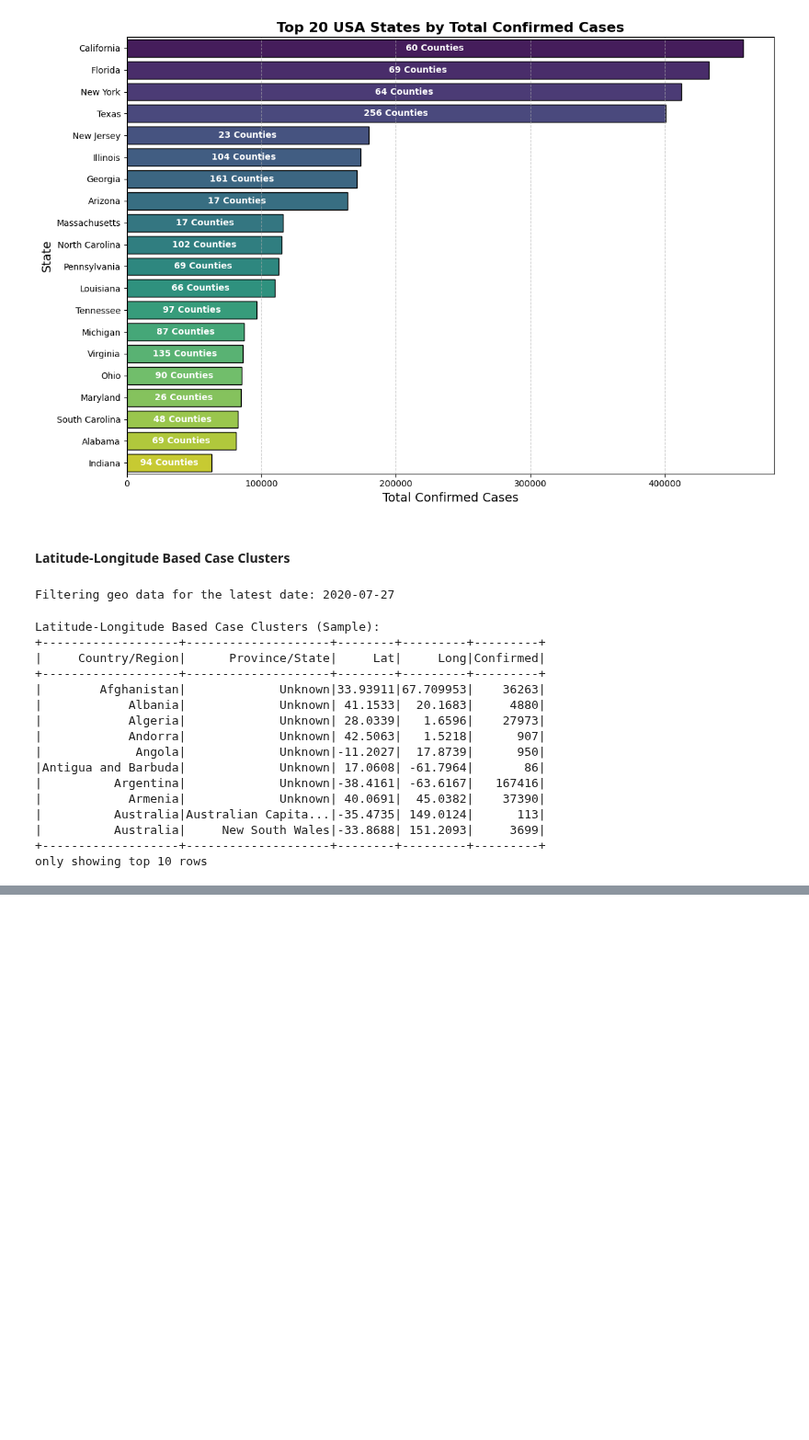
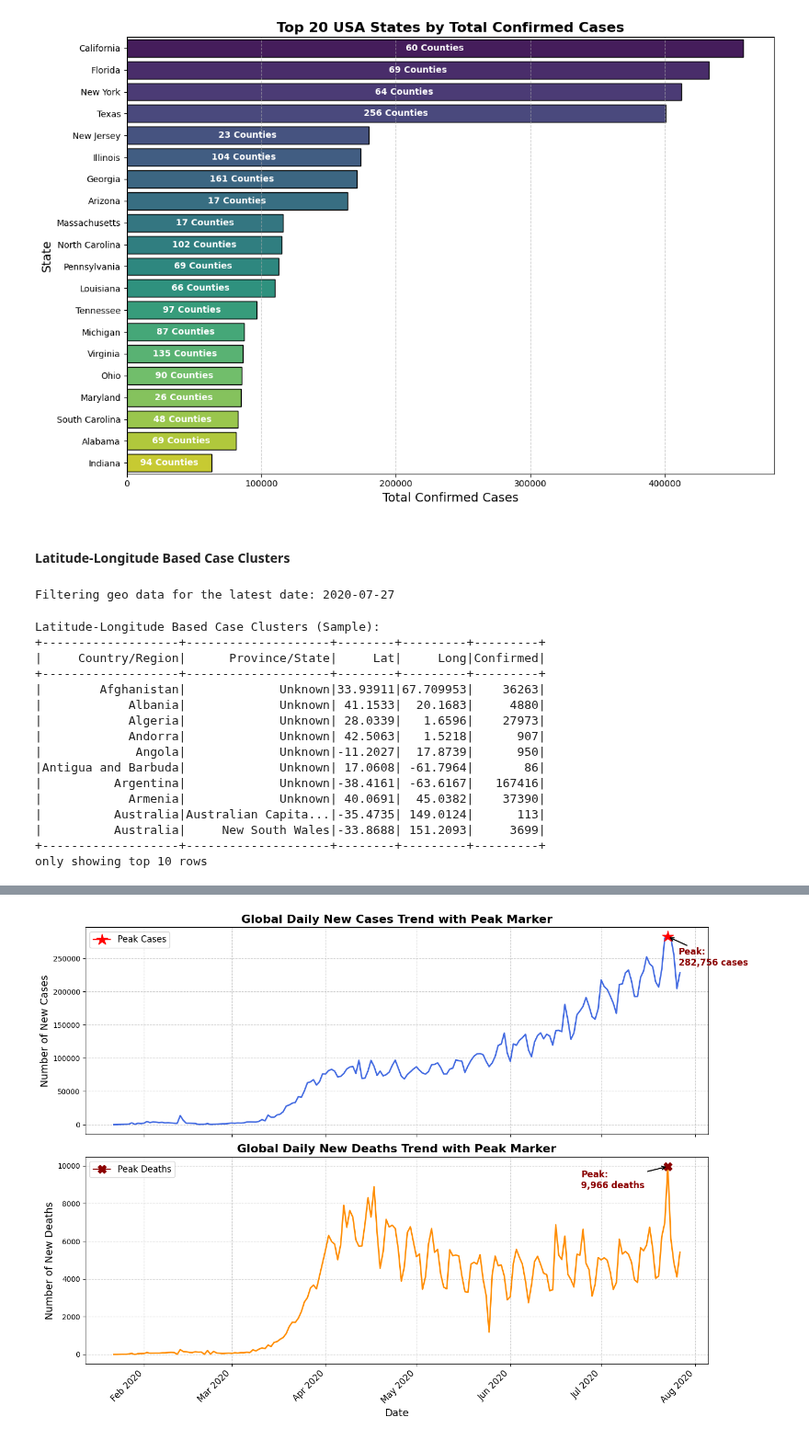
Before and after one commit to amitkr069/DataAnalysisCovid19, a Jupyter notebook: covid_analysis.ipynb, the cells around one changed output, grey strips where cells are left out. Shown at 92% size. Cells and saved outputs as stored; diff of their text form; code cells hidden in the pictures; blank space fills up the shorter version.

```diff
--- a/covid_analysis.ipynb
+++ b/covid_analysis.ipynb
@@ -1194,0 +1377,10 @@ fig.show()
+# %%
+# Finding the date with the MAXIMUM New Cases
+peak_cases_row = df_day_wise.orderBy(col("New cases").desc()).select("Date", "New cases").first()
+peak_cases_date = peak_cases_row["Date"]
+max_new_cases = peak_cases_row["New cases"]
+# %%
+# Finding the date with the MAXIMUM New Deaths
+peak_deaths_row = df_day_wise.orderBy(col("New deaths").desc()).select("Date", "New deaths").first()
+peak_deaths_date = peak_deaths_row["Date"]
+max_new_deaths = peak_deaths_row["New deaths"]
@@ -1194,0 +1396,59 @@ fig.show()
+# %%
+day_wise_pd = df_day_wise.select("Date", "New cases", "New deaths").toPandas()
+# %%
+# Converting dates to proper datetime objects
+day_wise_pd["Date"] = pd.to_datetime(day_wise_pd["Date"])
+peak_cases_date_pd = pd.to_datetime(peak_cases_date)
+peak_deaths_date_pd = pd.to_datetime(peak_deaths_date)
+# %%
+# Creating a figure with 2 subplots stacked vertically
+fig, (ax1, ax2) = plt.subplots(2, 1, figsize=(14, 10), sharex=True)
+
+# Plot 1: Daily New Cases Trend with Peak Marker
+ax1.plot(day_wise_pd["Date"], day_wise_pd["New cases"], color='royalblue', linewidth=2)
+
+ax1.plot(peak_cases_date_pd, max_new_cases, marker='*', color='red', markersize=16, label='Peak Cases')
+
+ax1.annotate(
+    f'Peak:\n{max_new_cases:,} cases',
+    xy=(peak_cases_date_pd, max_new_cases),
+    xytext=(15, -40), textcoords='offset points',
+    arrowprops=dict(arrowstyle="->", color='black', lw=1.5),
+    fontsize=12, fontweight='bold', color='darkred'
+)
+
+ax1.set_title("Global Daily New Cases Trend with Peak Marker", fontsize=16, fontweight='bold')
+ax1.set_ylabel("Number of New Cases", fontsize=14)
+ax1.ticklabel_format(style='plain', axis='y')
+ax1.legend(loc="upper left", fontsize=12)
+ax1.grid(axis='both', linestyle='--', alpha=0.6)
+
+
+# Plot 2: Daily New Deaths Trend with Peak Marker
+ax2.plot(day_wise_pd["Date"], day_wise_pd["New deaths"], color='darkorange', linewidth=2)
+
+ax2.plot(peak_deaths_date_pd, max_new_deaths, marker='X', color='darkred', markersize=12, label='Peak Deaths')
+
+ax2.annotate(
+    f'Peak:\n{max_new_deaths:,} deaths',
+    xy=(peak_deaths_date_pd, max_new_deaths),
+    xytext=(-120, -30), textcoords='offset points',
+    arrowprops=dict(arrowstyle="->", color='black', lw=1.5),
+    fontsize=12, fontweight='bold', color='darkred'
+)
+
+ax2.set_title("Global Daily New Deaths Trend with Peak Marker", fontsize=16, fontweight='bold')
+ax2.set_xlabel("Date", fontsize=14)
+ax2.set_ylabel("Number of New Deaths", fontsize=14)
+ax2.ticklabel_format(style='plain', axis='y')
+ax2.legend(loc="upper left", fontsize=12)
+ax2.grid(axis='both', linestyle='--', alpha=0.6)
+
+ax2.xaxis.set_major_formatter(mdates.DateFormatter('%b %Y'))
+ax2.xaxis.set_major_locator(mdates.MonthLocator())
+plt.xticks(rotation=45, ha='right', fontsize=12)
+
+plt.tight_layout()
+plt.show()
+# %% [output]
+[figure, added]
```
Also changed, not shown: parts of 18 cells of this notebook.
